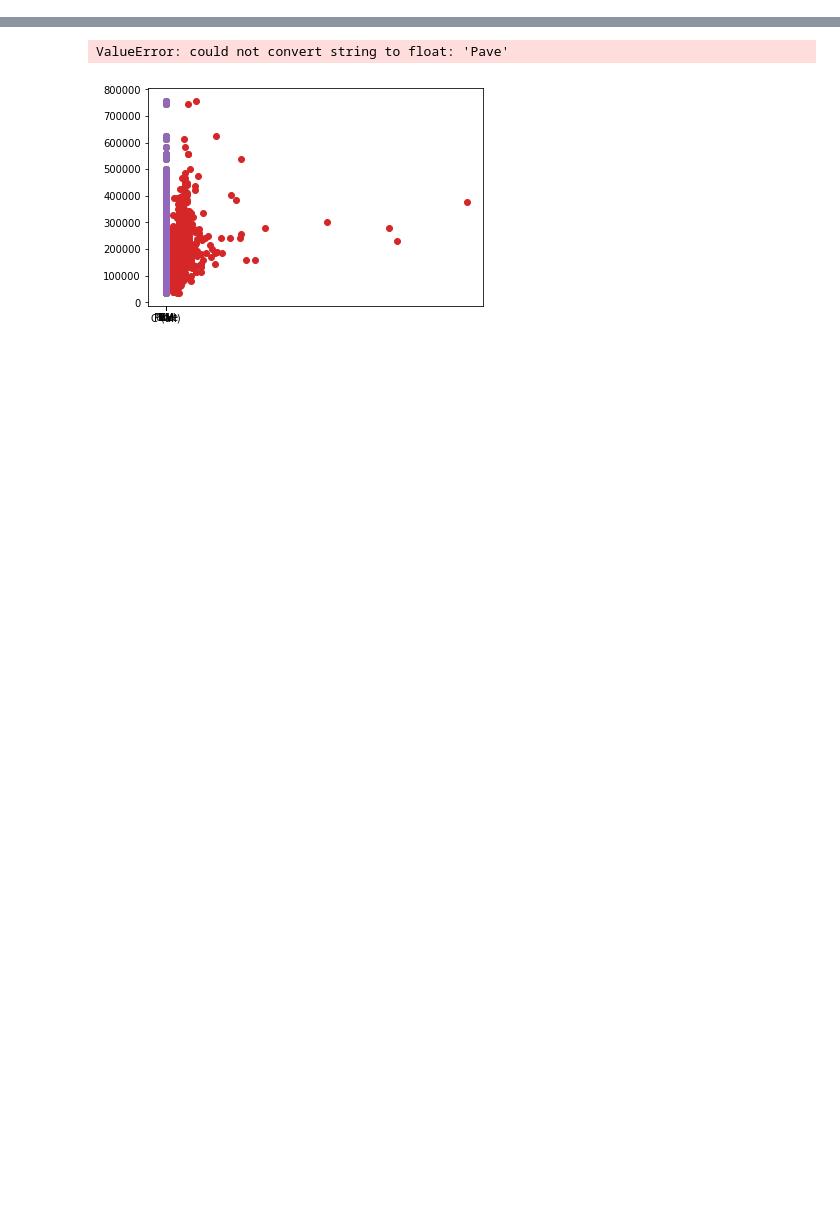
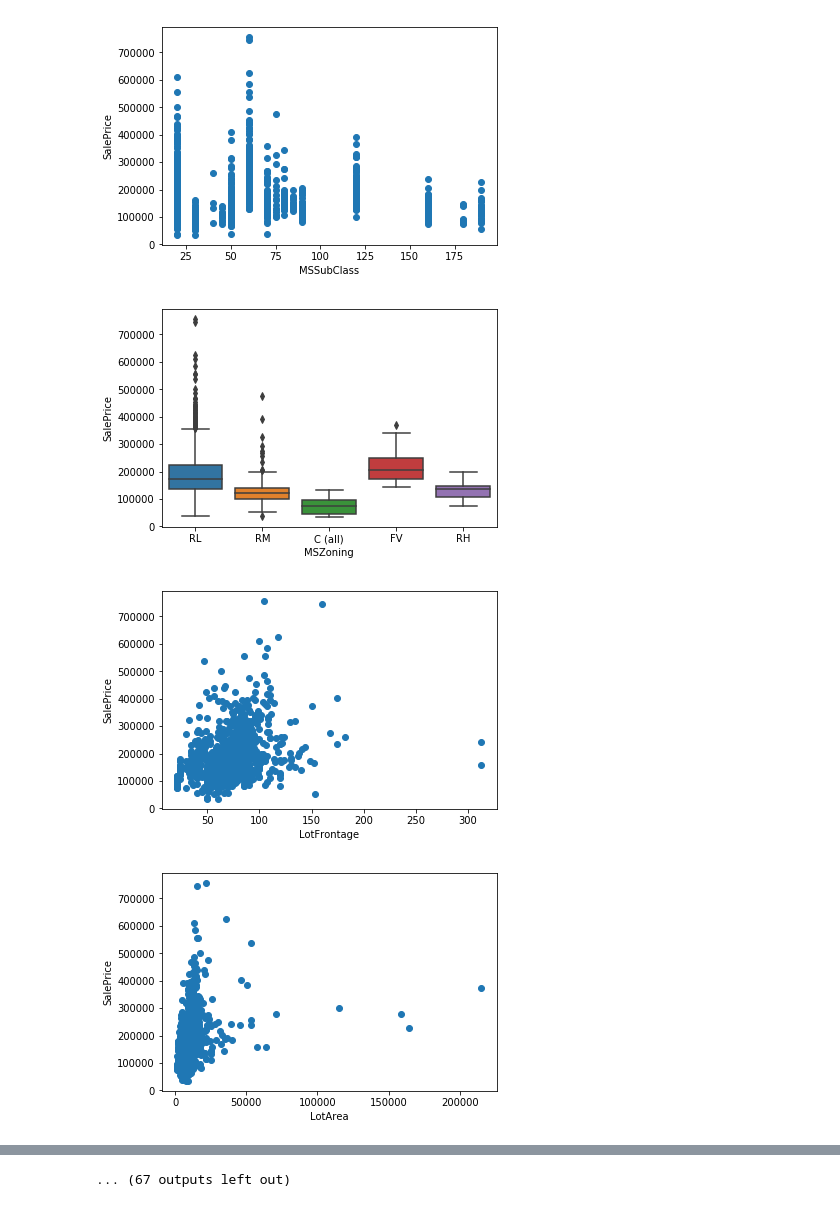
Before and after one commit to FangyeShi/IowaHousingMachineLearningProject, a Jupyter notebook: JK_DataExploration/DataExploration.ipynb, the cells around one changed output, grey strips where cells are left out. Drawn from its saved outputs; the diff is of its cells as text; code cells hidden in the pictures; blank space fills up the shorter version.

```diff
--- a/JK_DataExploration/DataExploration.ipynb
+++ b/JK_DataExploration/DataExploration.ipynb
@@ -101,7 +68,18 @@ Length: 81, dtype: int64
 # %%
-L =[]
+a=0
 for col in list(housing.columns.values)[1:len(housing.columns)-1]:
     try:
-        matplotlib.pyplot.scatter(housing[col],housing.SalePrice)
+        if np.issubdtype(housing[col].dtype, np.number) == True:
+            matplotlib.pyplot.scatter(housing[col],housing.SalePrice)
+        else:
+            sns.boxplot(x=col, y="SalePrice", data=housing)
+        plt.xlabel(col)
+        plt.ylabel("SalePrice")
+        plt.show()
     except:
+        pass
 # %% [output]
+[figure, new version]
+[figure, added]
+[figure, added]
+[figure, added]
@@ -108,2 +94 @@ for col in list(housing.columns.values)[1:len(housing.columns)-1]:
-ValueError: could not convert string to float: 'Pave'
+... (67 outputs left out)
-[figure, old version]
```
Also changed, not shown: parts of 16 cells of this notebook, 2 other files.
